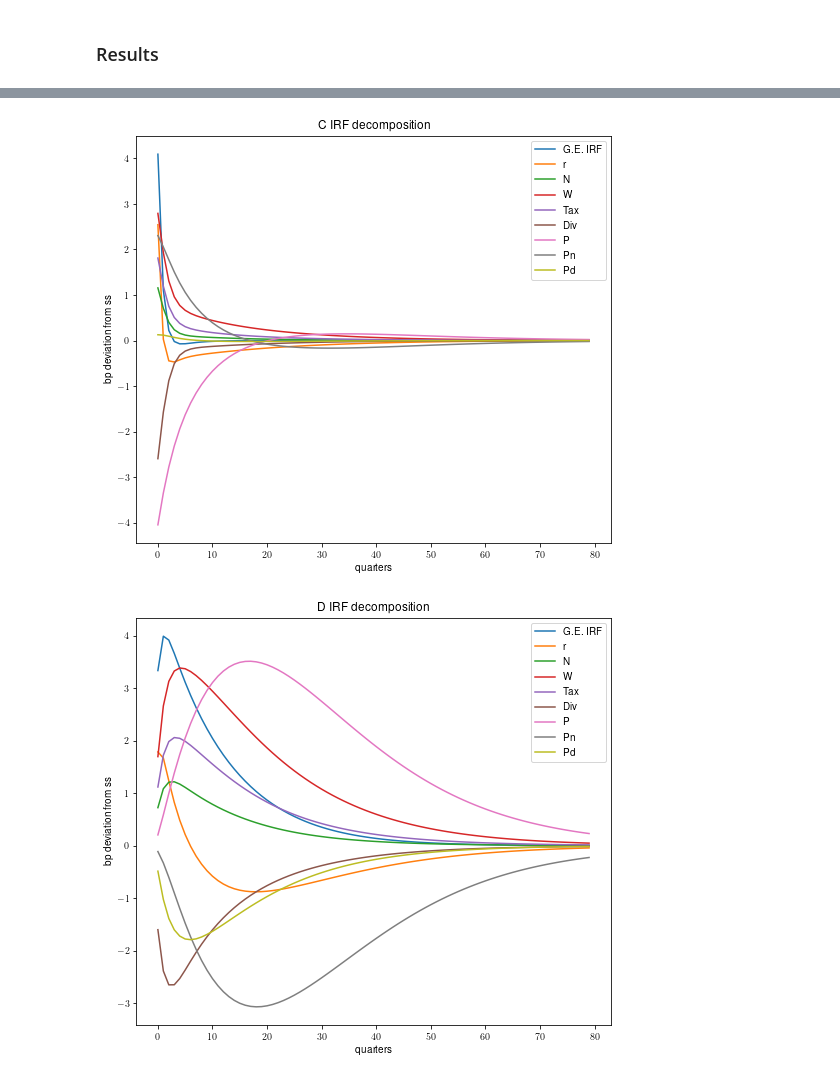
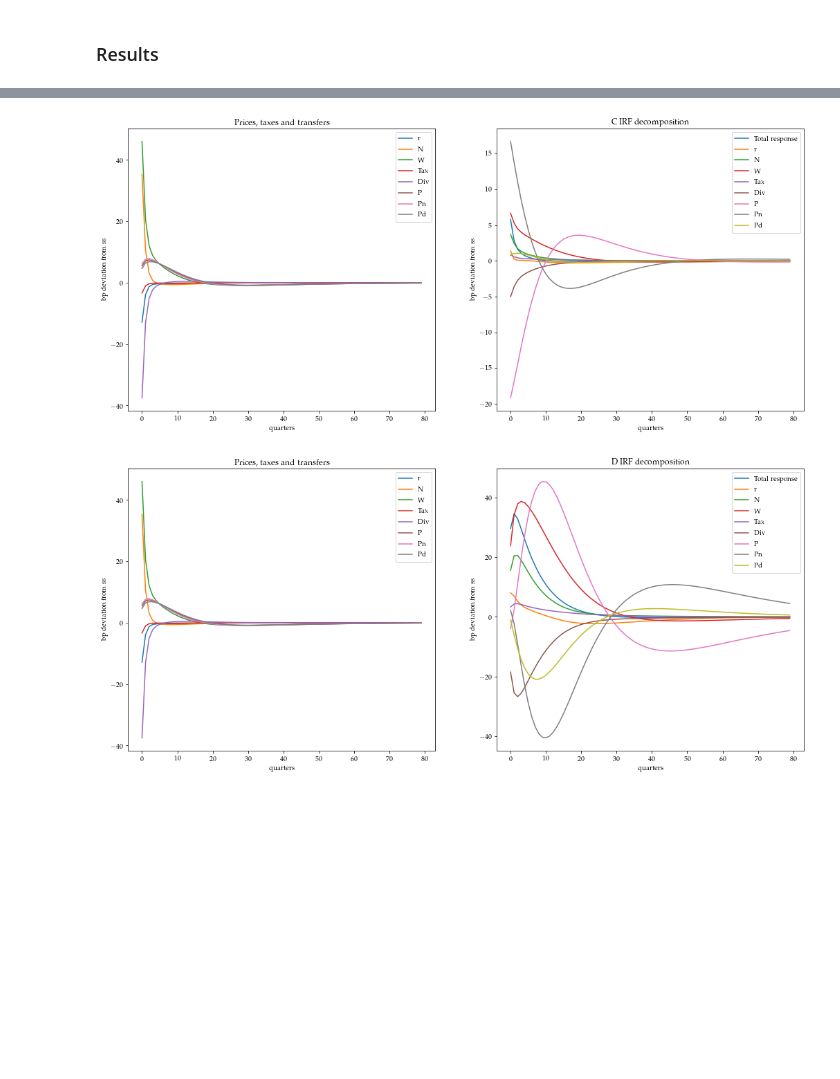
Before and after one commit to EmilHP/sequence-jacobian-master, a Jupyter notebook: HANK_durables-gvt_budget.ipynb, the cells around one changed output, grey strips where cells are left out. Saved outputs shown, nothing was run; the diff lists cells and outputs as text; code cells hidden in the pictures; blank space fills up the shorter version.

```diff
--- a/HANK_durables-gvt_budget.ipynb
+++ b/HANK_durables-gvt_budget.ipynb
@@ -35,7 +33,7 @@ rc('text', usetex=True)
 # %%
 household = hank.household
 # %%
-def hank_ss(Bg_Y=0.26,beta_guess=0.9745, r=0.03/4, kappa=0.038846, sigma_N=1.0, sigma_D=1.0, delta=0.1, alpha = 12.0, vareps=10.0, tau_e = 0,  rho_e=0.9777, sigma_e=0.1928,
+def hank_ss(Bg_Y=0.26,beta_guess=0.9745, r=0.03/4, kappa=0.038846, sigma_N=1.0, sigma_D=1.0, delta=0.1, alpha = 0.9, vareps=10.0, tau_e = 0,  rho_e=0.9777, sigma_e=0.1928,
             phi_pi=1.5, phi_y = 0.125, theta = 1.001, xi = 105, Ne=7, Nb=80, Nd=90,  bmax=150, dmax=135):
     """Solve steady state of full GE model. Calibrate beta to hit target interest rate where parameters adjust to get N=1, Y=1, Q=1"""
 
@@ -86,7 +84,7 @@ def hank_ss(Bg_Y=0.26,beta_guess=0.9745, r=0.03/4, kappa=0.038846, sigma_N=1.0,
 
     # f. solve for beta given asset market clearing
     # i. call optimizer
-    result = optimize.root_scalar(residual,bracket=[1/(1+r)-0.05,1/(1+r)-0.01],method='bisect',rtol=1e-5) # cannot go higher than 1/(1+r)
+    result = optimize.root_scalar(residual,bracket=[1/(1+r)-0.05,1/(1+r)],method='bisect',rtol=1e-6) # cannot go higher than 1/(1+r)
     # ii. save result
     beta = result.root
 
@@ -569,5 +571,6 @@ fig1.tight_layout(pad=10.0)
 # %%
 # a. collect P.E. IRFs for decomposition
+
 dD_decomp = {}
 dD_decomp['r'] = curlyJs[8]['DG']['r'] @ dr
 dD_decomp['N'] = curlyJs[8]['DG']['N'] @ dN
@@ -600,41 +603,92 @@ dB_decomp['Pd'] = curlyJs[8]['B']['P_d'] @ dP_d
 
 # b. plots
 # i. non-durable consumption decomposition
-fig2, ax15 = plt.subplots()
-ax15.plot(dC[:80],label="G.E. IRF")
+fig2 = plt.figure()
+ax15 = fig2.add_subplot(122)
+ax15.plot(dC[:80],label="Total response")
 for key in dC_decomp:
     current_label = key
     ax15.plot(dC_decomp[key][:80],label=current_label)
 ax15.legend(loc="upper right")
 ax15.set_ylabel('bp deviation from ss')
 ax15.set_xlabel('quarters')
 ax15.title.set_text('C IRF decomposition')
-fig2.set_size_inches(8.5, 7.5)
+
+ax15 = fig2.add_subplot(121)
+ax15.plot(dB[:80],color='w')
+ax15.plot(dr[:80],label='r')
+ax15.plot(dN[:80],label='N')
+ax15.plot(dW[:80],label='W')
+ax15.plot(dTax[:80],label='Tax')
+ax15.plot(dDiv[:80],label='Div')
+ax15.plot(dP[:80],label='P')
+ax15.plot(dP_n[:80],label='Pn')
+ax15.plot(dP_d[:80],label='Pd')
+ax15.legend(loc="upper right")
+ax15.set_ylabel('bp deviation from ss')
+ax15.set_xlabel('quarters')
+ax15.title.set_text('Prices, taxes and transfers')
+
+fig2.set_size_inches(17.5, 7.5)
 
 
 # ii. durable consumption decomposition
-fig3, ax16 = plt.subplots()
-ax16.plot(dD[:80],label="G.E. IRF")
+fig3 = plt.figure()
+ax16 = fig3.add_subplot(122)
+ax16.plot(dD[:80],label="Total response")
 for key in dD_decomp:
     current_label = key
     ax16.plot(dD_decomp[key][:80],label=current_label)
 ax16.legend(loc="upper right")
 ax16.set_ylabel('bp deviation from ss')
 ax16.set_xlabel('quarters')
 ax16.title.set_text('D IRF decomposition')
-fig3.set_size_inches(8.5, 7.5)
+
+ax16 = fig3.add_subplot(121)
+ax16.plot(dB[:80],color='w')
+ax16.plot(dr[:80],label='r')
+ax16.plot(dN[:80],label='N')
+ax16.plot(dW[:80],label='W')
+ax16.plot(dTax[:80],label='Tax')
+ax16.plot(dDiv[:80],label='Div')
+ax16.plot(dP[:80],label='P')
+ax16.plot(dP_n[:80],label='Pn')
+ax16.plot(dP_d[:80],label='Pd')
+ax16.legend(loc="upper right")
+ax16.set_ylabel('bp deviation from ss')
+ax16.set_xlabel('quarters')
+ax16.title.set_text('Prices, taxes and transfers')
+
+fig3.set_size_inches(17.5, 7.5)
 
 # iii. savings decomposition
-fig4, ax17 = plt.subplots()
-ax17.plot(dB[:80],label="G.E. IRF")
+fig4 = plt.figure()
+ax17 = fig4.add_subplot(122)
+ax17.plot(dB[:80],label="Total response")
 for key in dB_decomp:
     current_label = key
     ax17.plot(dB_decomp[key][:80],label=current_label)
 ax17.legend(loc="upper right")
 ax17.set_ylabel('bp deviation from ss')
 ax17.set_xlabel('quarters')
 ax17.title.set_text('B IRF decomposition')
-fig4.set_size_inches(8.5, 7.5)
+
+ax17 = fig4.add_subplot(121)
+ax17.plot(dB[:80],color='w')
+ax17.plot(dr[:80],label='r')
+ax17.plot(dN[:80],label='N')
+ax17.plot(dW[:80],label='W')
+ax17.plot(dTax[:80],label='Tax')
+ax17.plot(dDiv[:80],label='Div')
+ax17.plot(dP[:80],label='P')
+ax17.plot(dP_n[:80],label='Pn')
+ax17.plot(dP_d[:80],label='Pd')
+ax17.legend(loc="upper right")
+ax17.set_ylabel('bp deviation from ss')
+ax17.set_xlabel('quarters')
+ax17.title.set_text('Prices, taxes and transfers')
+
+fig4.set_size_inches(17.5, 7.5)
 # %% [output]
-[figure, old version]
+[figure, new version]
-[figure, old version]
+[figure, new version]
```
Also changed, not shown: parts of 11 cells of this notebook, 8 other files.
